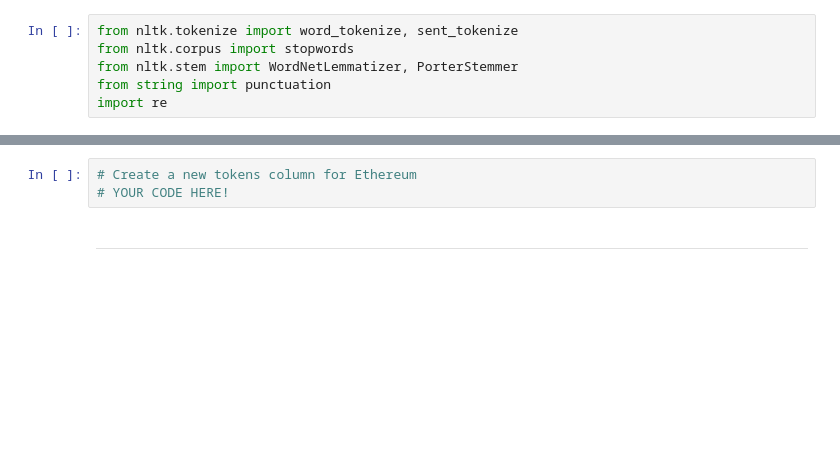
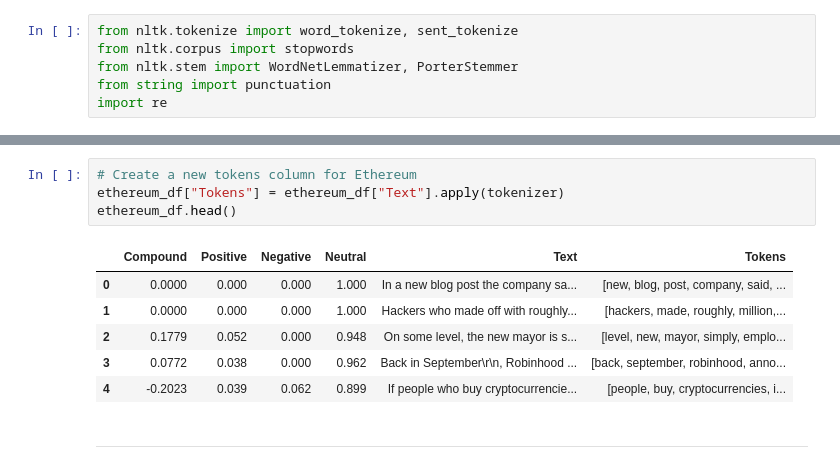
Before and after one commit to GuilleMGN/NaturalLanguageProcessing, a Jupyter notebook: crypto_sentiment.ipynb, the cells around one changed output, grey strips where cells are left out. Saved outputs shown, nothing was run; the diff lists cells and outputs as text; blank space fills up the shorter version.

```diff
--- a/crypto_sentiment.ipynb
+++ b/crypto_sentiment.ipynb
@@ -205,6 +215,14 @@ def tokenizer(text):
 # %%
 # Create a new tokens column for Ethereum
-# YOUR CODE HERE!
+ethereum_df["Tokens"] = ethereum_df["Text"].apply(tokenizer)
+ethereum_df.head()
+# %% [output]
+|  | Compound | Positive | Negative | Neutral | Text | Tokens |
+| 0 | 0.0000 | 0.000 | 0.000 | 1.000 | In a new blog post the company sa... | [new, blog, post, company, said, ... |
+| 1 | 0.0000 | 0.000 | 0.000 | 1.000 | Hackers who made off with roughly... | [hackers, made, roughly, million,... |
+| 2 | 0.1779 | 0.052 | 0.000 | 0.948 | On some level, the new mayor is s... | [level, new, mayor, simply, emplo... |
+| 3 | 0.0772 | 0.038 | 0.000 | 0.962 | Back in September\r\n, Robinhood ... | [back, september, robinhood, anno... |
+| 4 | -0.2023 | 0.039 | 0.062 | 0.899 | If people who buy cryptocurrencie... | [people, buy, cryptocurrencies, i... |
 # %% [markdown]
 ---
 # %% [markdown]
```
Also changed, not shown: parts of 10 cells of this notebook.
